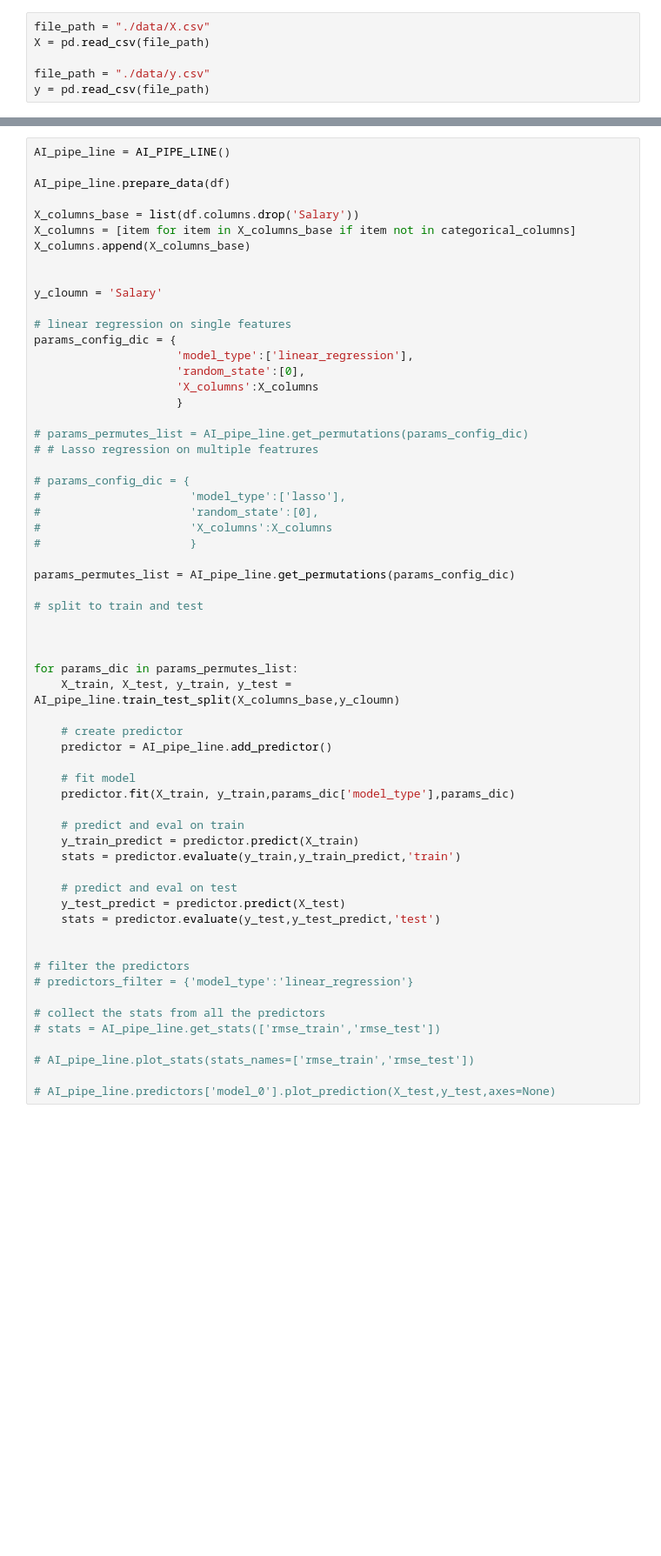
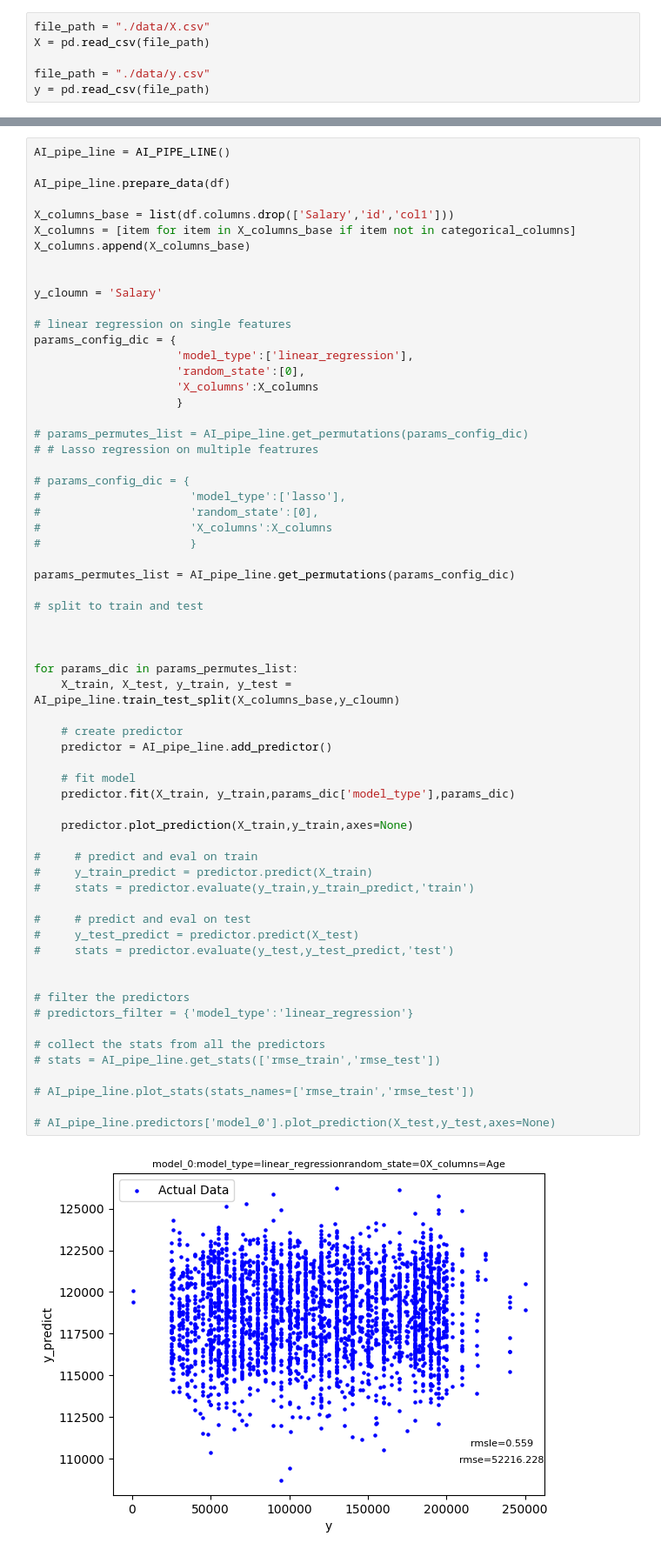
Before and after one commit to Oren-BenA/Regression_project, a Jupyter notebook: project3-regression.ipynb, the cells around one changed output, grey strips where cells are left out. Shown at 87% size. Saved outputs shown, nothing was run; the diff lists cells and outputs as text; blank space fills up the shorter version.

```diff
--- a/project3-regression.ipynb
+++ b/project3-regression.ipynb
@@ -45,7 +42,7 @@ AI_pipe_line = AI_PIPE_LINE()
 
 AI_pipe_line.prepare_data(df)
 
-X_columns_base = list(df.columns.drop('Salary'))
+X_columns_base = list(df.columns.drop(['Salary','id','col1']))
 X_columns = [item for item in X_columns_base if item not in categorical_columns]
 X_columns.append(X_columns_base)
 
@@ -68,36 +65,40 @@ params_config_dic = {
 #                      'X_columns':X_columns
 #                      }
 
 params_permutes_list = AI_pipe_line.get_permutations(params_config_dic)
 
 # split to train and test
 
 
 
 for params_dic in params_permutes_list:
     X_train, X_test, y_train, y_test = AI_pipe_line.train_test_split(X_columns_base,y_cloumn)
 
     # create predictor
     predictor = AI_pipe_line.add_predictor()
 
     # fit model
     predictor.fit(X_train, y_train,params_dic['model_type'],params_dic)
 
-    # predict and eval on train
-    y_train_predict = predictor.predict(X_train)
-    stats = predictor.evaluate(y_train,y_train_predict,'train')
+    predictor.plot_prediction(X_train,y_train,axes=None)
 
-    # predict and eval on test
-    y_test_predict = predictor.predict(X_test)
-    stats = predictor.evaluate(y_test,y_test_predict,'test')
+#     # predict and eval on train
+#     y_train_predict = predictor.predict(X_train)
+#     stats = predictor.evaluate(y_train,y_train_predict,'train')
+
+#     # predict and eval on test
+#     y_test_predict = predictor.predict(X_test)
+#     stats = predictor.evaluate(y_test,y_test_predict,'test')
 
 
 # filter the predictors
 # predictors_filter = {'model_type':'linear_regression'}
 
 # collect the stats from all the predictors
 # stats = AI_pipe_line.get_stats(['rmse_train','rmse_test'])
 
 # AI_pipe_line.plot_stats(stats_names=['rmse_train','rmse_test'])
 
 # AI_pipe_line.predictors['model_0'].plot_prediction(X_test,y_test,axes=None)
+# %% [output]
+[figure, added]
```
Also changed, not shown: parts of 5 cells of this notebook, 1 other file.
